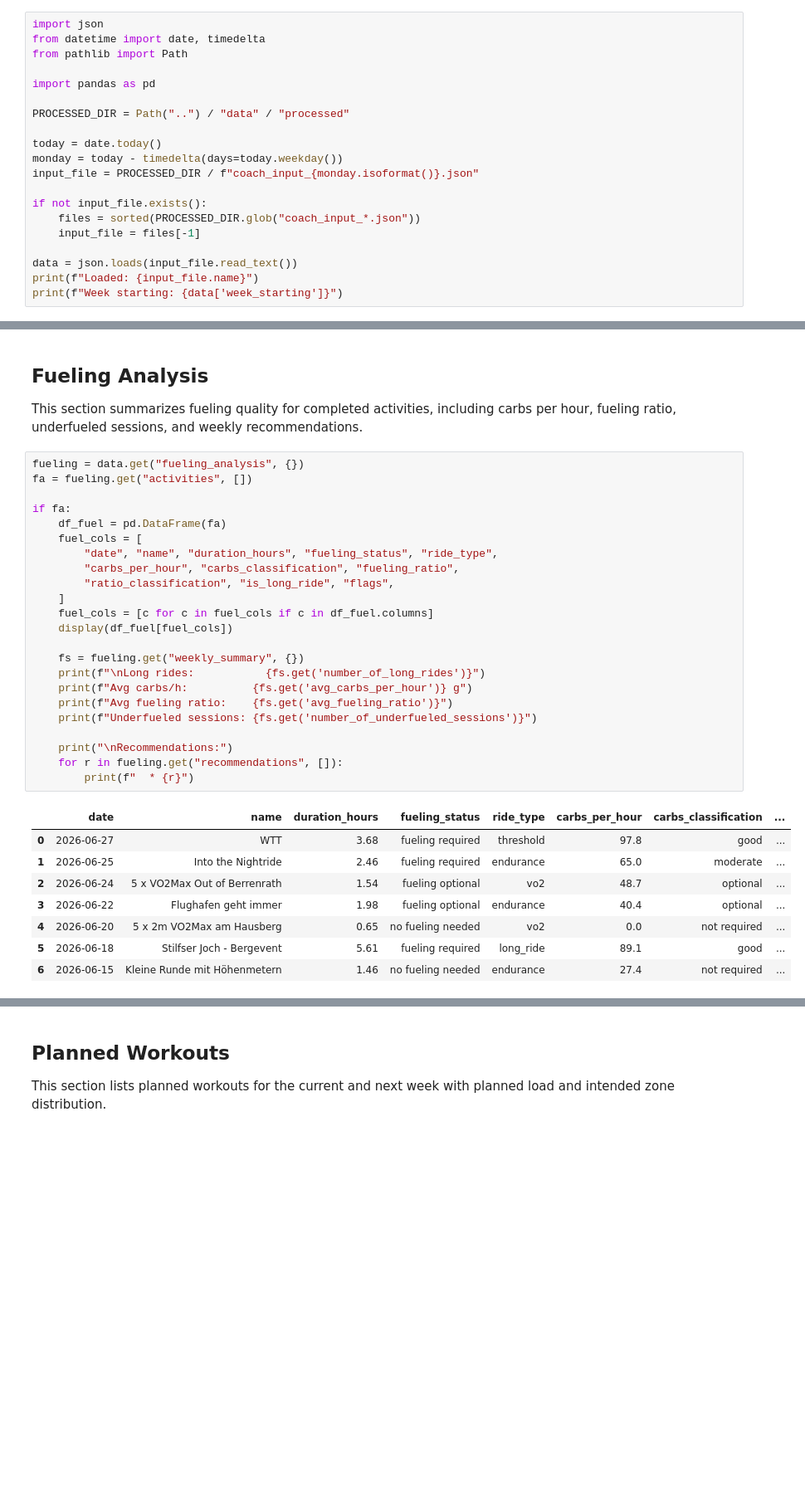
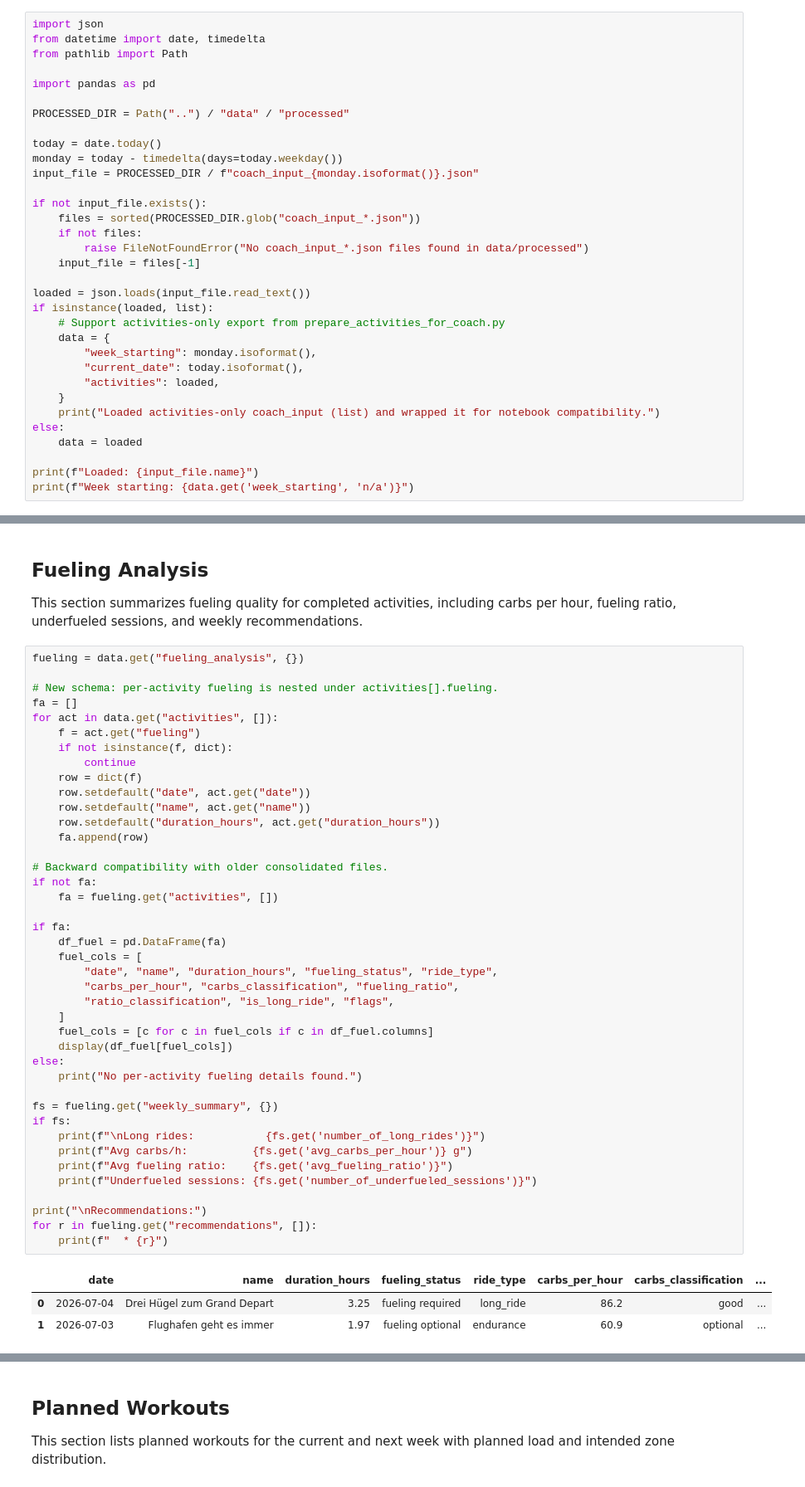
Before and after one commit to rbrands/intervals-icu-sync, a Jupyter notebook: notebooks/week_summary.ipynb, the cells around one changed output, grey strips where cells are left out. Shown at 83% size. Saved outputs shown, nothing was run; the diff lists cells and outputs as text; blank space fills up the shorter version.

```diff
--- a/notebooks/week_summary.ipynb
+++ b/notebooks/week_summary.ipynb
@@ -19,9 +19,22 @@ input_file = PROCESSED_DIR / f"coach_input_{monday.isoformat()}.json"
 
 if not input_file.exists():
     files = sorted(PROCESSED_DIR.glob("coach_input_*.json"))
+    if not files:
+        raise FileNotFoundError("No coach_input_*.json files found in data/processed")
     input_file = files[-1]
 
-data = json.loads(input_file.read_text())
+loaded = json.loads(input_file.read_text())
+if isinstance(loaded, list):
+    # Support activities-only export from prepare_activities_for_coach.py
+    data = {
+        "week_starting": monday.isoformat(),
+        "current_date": today.isoformat(),
+        "activities": loaded,
+    }
+    print("Loaded activities-only coach_input (list) and wrapped it for notebook compatibility.")
+else:
+    data = loaded
+
 print(f"Loaded: {input_file.name}")
-print(f"Week starting: {data['week_starting']}")
+print(f"Week starting: {data.get('week_starting', 'n/a')}")
 # %% [output]
@@ -730,33 +688,46 @@ Recommendation: Continue with planned VO2 and threshold sessions
 This section summarizes fueling quality for completed activities, including carbs per hour, fueling ratio, underfueled sessions, and weekly recommendations.
 # %%
 fueling = data.get("fueling_analysis", {})
-fa = fueling.get("activities", [])
+
+# New schema: per-activity fueling is nested under activities[].fueling.
+fa = []
+for act in data.get("activities", []):
+    f = act.get("fueling")
+    if not isinstance(f, dict):
+        continue
+    row = dict(f)
+    row.setdefault("date", act.get("date"))
+    row.setdefault("name", act.get("name"))
+    row.setdefault("duration_hours", act.get("duration_hours"))
+    fa.append(row)
+
+# Backward compatibility with older consolidated files.
+if not fa:
+    fa = fueling.get("activities", [])
 
 if fa:
     df_fuel = pd.DataFrame(fa)
     fuel_cols = [
         "date", "name", "duration_hours", "fueling_status", "ride_type",
         "carbs_per_hour", "carbs_classification", "fueling_ratio",
         "ratio_classification", "is_long_ride", "flags",
     ]
     fuel_cols = [c for c in fuel_cols if c in df_fuel.columns]
     display(df_fuel[fuel_cols])
+else:
+    print("No per-activity fueling details found.")
 
-    fs = fueling.get("weekly_summary", {})
+fs = fueling.get("weekly_summary", {})
+if fs:
     print(f"\nLong rides:           {fs.get('number_of_long_rides')}")
     print(f"Avg carbs/h:          {fs.get('avg_carbs_per_hour')} g")
     print(f"Avg fueling ratio:    {fs.get('avg_fueling_ratio')}")
     print(f"Underfueled sessions: {fs.get('number_of_underfueled_sessions')}")
 
-    print("\nRecommendations:")
-    for r in fueling.get("recommendations", []):
-        print(f"  * {r}")
+print("\nRecommendations:")
+for r in fueling.get("recommendations", []):
+    print(f"  * {r}")
 # %% [output]
 |  | date | name | duration_hours | fueling_status | ride_type | carbs_per_hour | carbs_classification | ... |
-| 0 | 2026-06-27 | WTT | 3.68 | fueling required | threshold | 97.8 | good | ... |
-| 1 | 2026-06-25 | Into the Nightride | 2.46 | fueling required | endurance | 65.0 | moderate | ... |
-| 2 | 2026-06-24 | 5 x VO2Max Out of Berrenrath | 1.54 | fueling optional | vo2 | 48.7 | optional | ... |
-| 3 | 2026-06-22 | Flughafen geht immer | 1.98 | fueling optional | endurance | 40.4 | optional | ... |
-| 4 | 2026-06-20 | 5 x 2m VO2Max am Hausberg | 0.65 | no fueling needed | vo2 | 0.0 | not required | ... |
-| 5 | 2026-06-18 | Stilfser Joch - Bergevent | 5.61 | fueling required | long_ride | 89.1 | good | ... |
-| 6 | 2026-06-15 | Kleine Runde mit Höhenmetern | 1.46 | no fueling needed | endurance | 27.4 | not required | ... |
+| 0 | 2026-07-04 | Drei Hügel zum Grand Depart | 3.25 | fueling required | long_ride | 86.2 | good | ... |
+| 1 | 2026-07-03 | Flughafen geht es immer | 1.97 | fueling optional | endurance | 60.9 | optional | ... |
```
Also changed, not shown: parts of 15 cells of this notebook, 14 other files.
